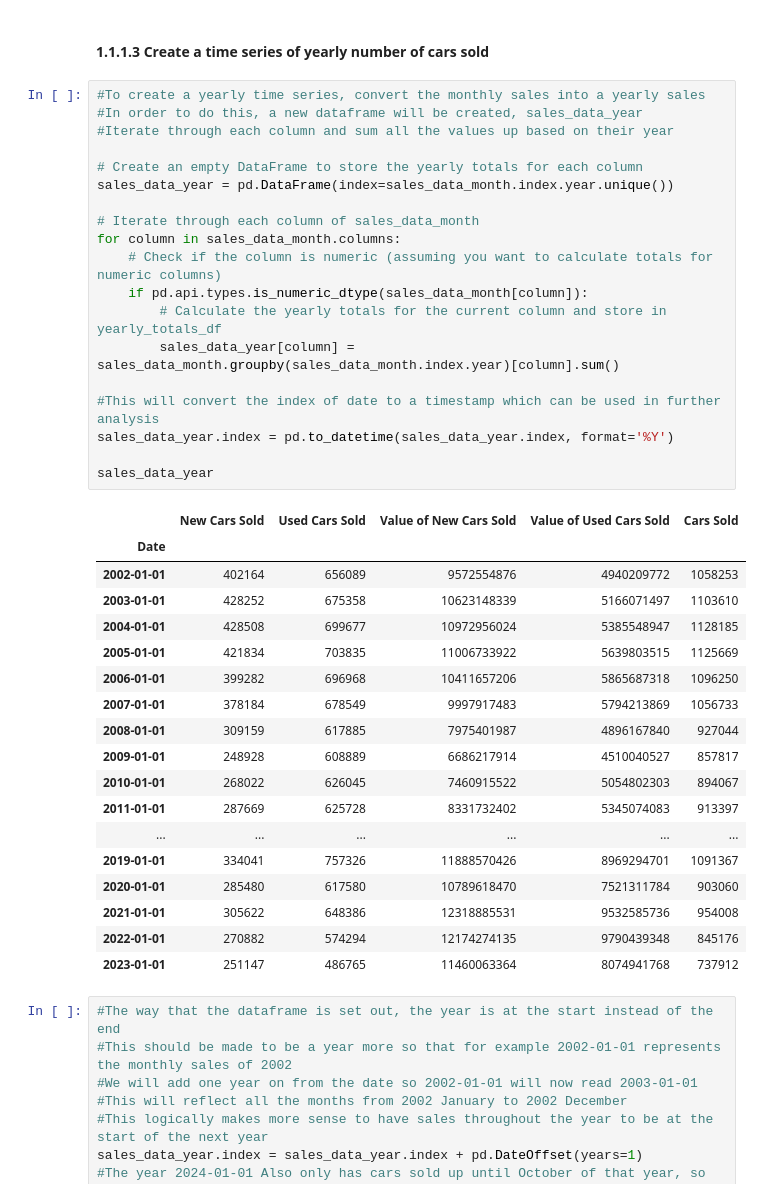
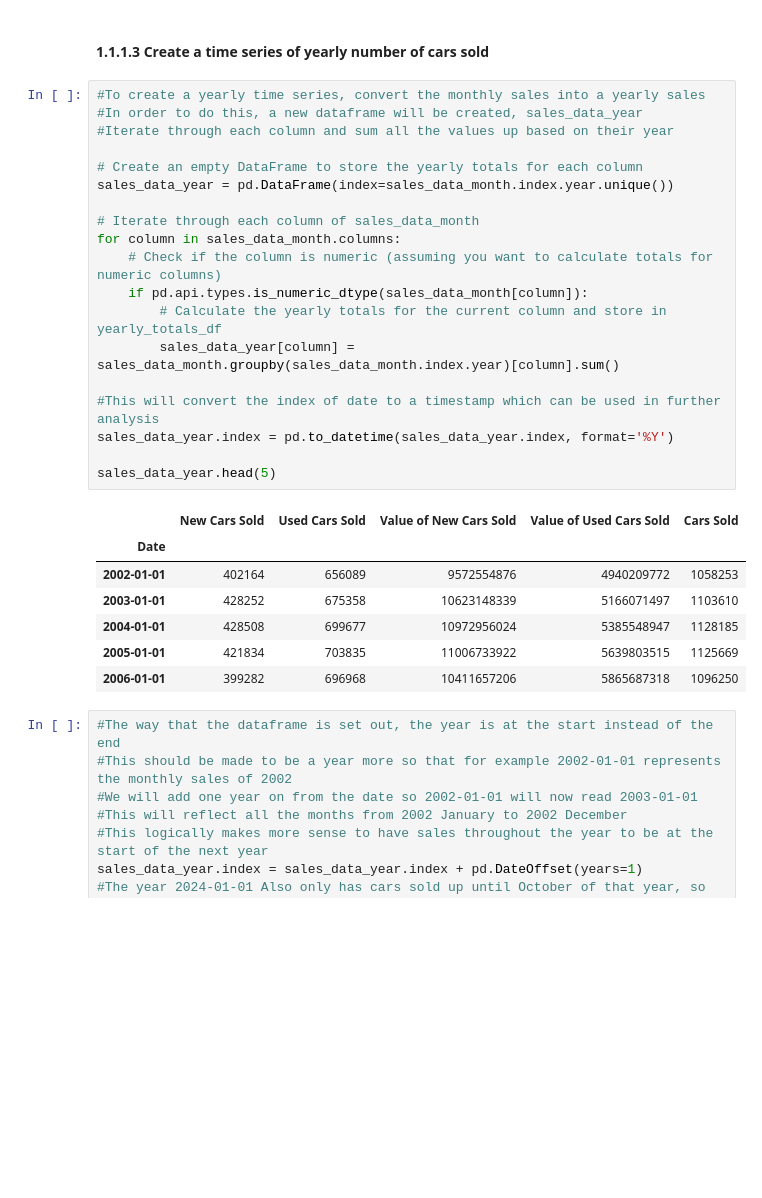
Before and after one commit to bennicholson2/Maryland-Car-Sales-Data, a Jupyter notebook: sales_project.ipynb, the cells around one changed output. Saved outputs shown, nothing was run; the diff lists cells and outputs as text; blank space fills up the shorter version.

```diff
--- a/sales_project.ipynb
+++ b/sales_project.ipynb
@@ -383,41 +375,30 @@ The COVID-19 pandemic, which originated in late 2019 and spread globally in 2020
 # %%
 #To create a yearly time series, convert the monthly sales into a yearly sales
 #In order to do this, a new dataframe will be created, sales_data_year
 #Iterate through each column and sum all the values up based on their year
 
 # Create an empty DataFrame to store the yearly totals for each column
 sales_data_year = pd.DataFrame(index=sales_data_month.index.year.unique())
 
 # Iterate through each column of sales_data_month
 for column in sales_data_month.columns:
     # Check if the column is numeric (assuming you want to calculate totals for numeric columns)
     if pd.api.types.is_numeric_dtype(sales_data_month[column]):
         # Calculate the yearly totals for the current column and store in yearly_totals_df
         sales_data_year[column] = sales_data_month.groupby(sales_data_month.index.year)[column].sum()
 
 #This will convert the index of date to a timestamp which can be used in further analysis
 sales_data_year.index = pd.to_datetime(sales_data_year.index, format='%Y')
 
-sales_data_year
+sales_data_year.head(5)
 # %% [output]
 |  | New Cars Sold | Used Cars Sold | Value of New Cars Sold | Value of Used Cars Sold | Cars Sold |
 | Date |  |  |  |  |  |
 | 2002-01-01 | 402164 | 656089 | 9572554876 | 4940209772 | 1058253 |
 | 2003-01-01 | 428252 | 675358 | 10623148339 | 5166071497 | 1103610 |
 | 2004-01-01 | 428508 | 699677 | 10972956024 | 5385548947 | 1128185 |
 | 2005-01-01 | 421834 | 703835 | 11006733922 | 5639803515 | 1125669 |
 | 2006-01-01 | 399282 | 696968 | 10411657206 | 5865687318 | 1096250 |
-| 2007-01-01 | 378184 | 678549 | 9997917483 | 5794213869 | 1056733 |
-| 2008-01-01 | 309159 | 617885 | 7975401987 | 4896167840 | 927044 |
-| 2009-01-01 | 248928 | 608889 | 6686217914 | 4510040527 | 857817 |
-| 2010-01-01 | 268022 | 626045 | 7460915522 | 5054802303 | 894067 |
-| 2011-01-01 | 287669 | 625728 | 8331732402 | 5345074083 | 913397 |
-| ... | ... | ... | ... | ... | ... |
-| 2019-01-01 | 334041 | 757326 | 11888570426 | 8969294701 | 1091367 |
-| 2020-01-01 | 285480 | 617580 | 10789618470 | 7521311784 | 903060 |
-| 2021-01-01 | 305622 | 648386 | 12318885531 | 9532585736 | 954008 |
-| 2022-01-01 | 270882 | 574294 | 12174274135 | 9790439348 | 845176 |
-| 2023-01-01 | 251147 | 486765 | 11460063364 | 8074941768 | 737912 |
 # %%
 #The way that the dataframe is set out, the year is at the start instead of the end
 #This should be made to be a year more so that for example 2002-01-01 represents the monthly sales of 2002
```
Also changed, not shown: parts of 44 cells of this notebook, 13 other files.
